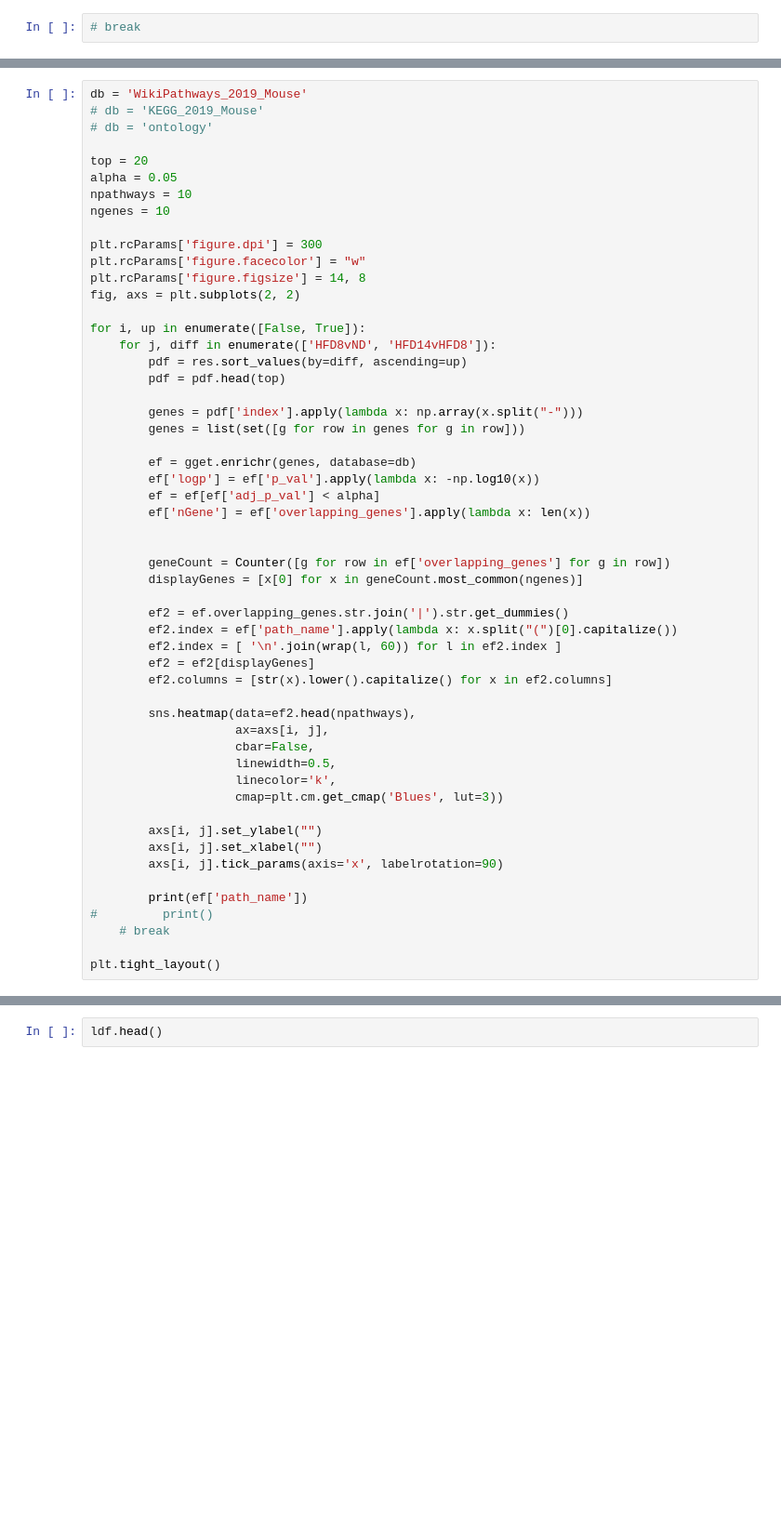
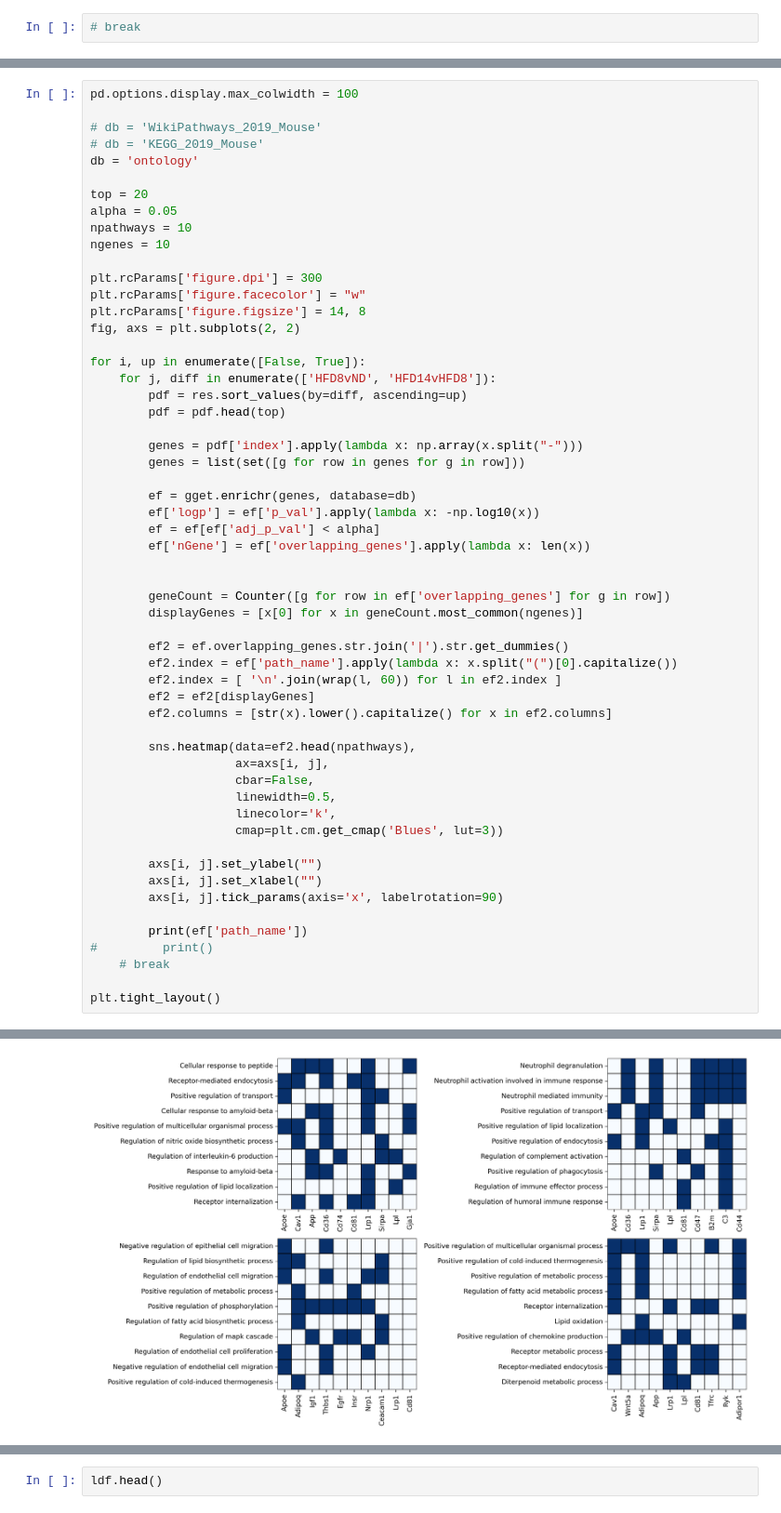
Before and after one commit to CooperStansbury/spatial_transcriptomics, a Jupyter notebook: clustering/LRAnalysis/LR_SPT.ipynb, the cells around one changed output, grey strips where cells are left out. Shown at 93% size. Drawn from its saved outputs; the diff is of its cells as text; blank space fills up the shorter version.

```diff
--- a/clustering/LRAnalysis/LR_SPT.ipynb
+++ b/clustering/LRAnalysis/LR_SPT.ipynb
@@ -327,7 +342,9 @@ plt.tight_layout()
 # %%
-db = 'WikiPathways_2019_Mouse'
+pd.options.display.max_colwidth = 100
+
+# db = 'WikiPathways_2019_Mouse'
 # db = 'KEGG_2019_Mouse'
-# db = 'ontology'
+db = 'ontology'
 
 top = 20
 alpha = 0.05
@@ -378,3 +395,4 @@ for i, up in enumerate([False, True]):
     # break
 
 plt.tight_layout()
+# %% [output]
@@ -381,2 +453,3 @@ plt.tight_layout()
+[figure, added]
 # %%
 break
```
Also changed, not shown: parts of 17 cells of this notebook, 10 other files.
